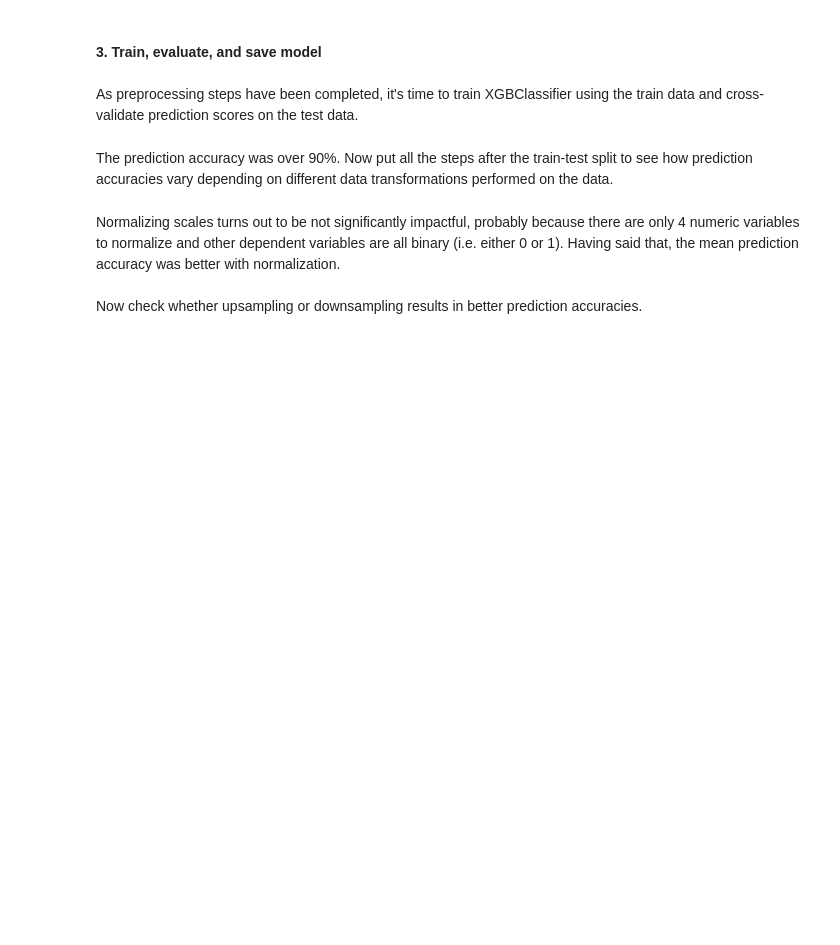
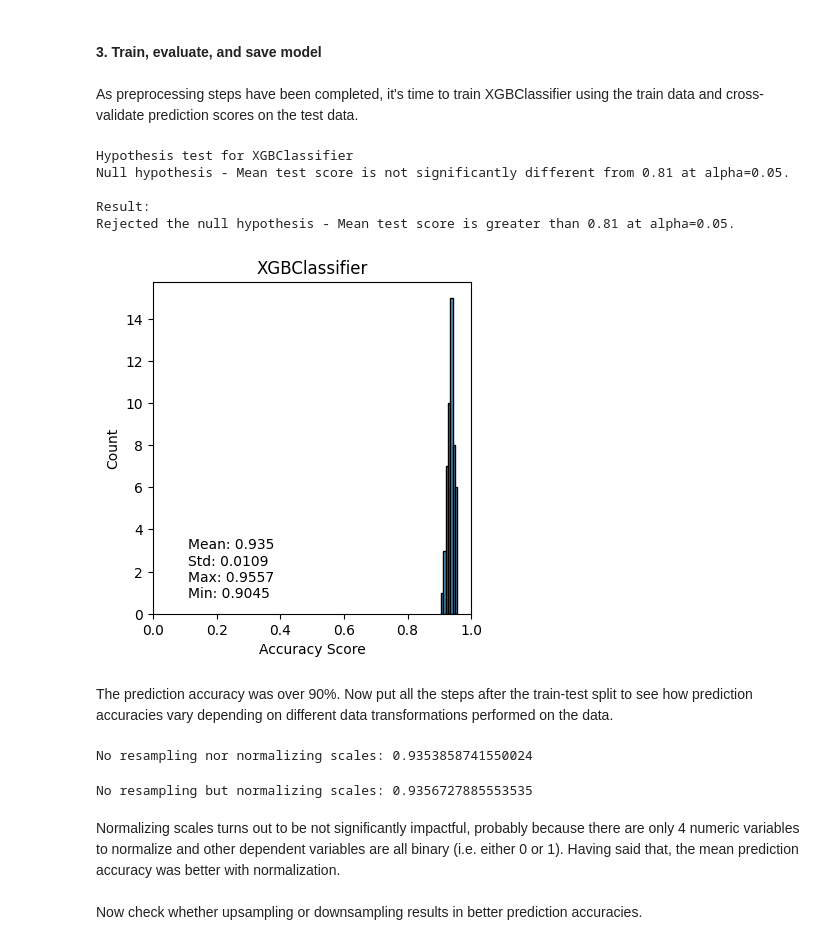
Before and after one commit to henryhyunwookim/Term-Deposit-Marketing, a Jupyter notebook: notebooks/Term Deposit Marketing_v2.ipynb, the cells around one changed output. Drawn from its saved outputs; the diff is of its cells as text; code cells hidden in the pictures; blank space fills up the shorter version.

```diff
--- a/notebooks/Term Deposit Marketing_v2.ipynb
+++ b/notebooks/Term Deposit Marketing_v2.ipynb
@@ -300,53 +300,64 @@ X.describe()
 #### <b>2. Split and transform data</b>
 Before performing any transformation to the data, first split it intotrain and test sets.
 # %%
-# test_size = 0.2
-# random_state = 1
-# X_train, X_test, y_train, y_test = \
-#     train_test_split(X, y, test_size=test_size, stratify=y, random_state=random_state)
+test_size = 0.2
+random_state = 1
+X_train, X_test, y_train, y_test = \
+    train_test_split(X, y, test_size=test_size, stratify=y, random_state=random_state)
 # %% [markdown]
 After the split, resample only the train data to deal with the imbalance of the target variable; the test data shouldn't be resampled. We could try both upsampling and downsampling techniques to see which one gives us better results.
 # %%
-# total_count = y_test.count()
-# upsample_count = y_test.value_counts().max()
-# downsample_count = y_test.value_counts().min()
+total_count = y_test.count()
+upsample_count = y_test.value_counts().max()
+downsample_count = y_test.value_counts().min()
 
-# # resample_index = random.choices(np.arange(0, total_count, 1), k=upsample_count)
-# resample_index = random.choices(np.arange(0, total_count, 1), k=downsample_count)
-# X_train_balanced = X_train.iloc[resample_index]
-# y_train_balanced = y_train.iloc[resample_index]
+# resample_index = random.choices(np.arange(0, total_count, 1), k=upsample_count)
+resample_index = random.choices(np.arange(0, total_count, 1), k=downsample_count)
+X_train_balanced = X_train.iloc[resample_index]
+y_train_balanced = y_train.iloc[resample_index]
 # %% [markdown]
 Next, normalize the dependent variables using sklearn's StandardScaler as mentioned above so that they will be on the same scale.
 # %%
-# scaler = StandardScaler()
-# X_train_normalized = scaler.fit_transform(X_train_balanced)
-# X_test_normalized = scaler.transform(X_test)
+scaler = StandardScaler()
+X_train_normalized = scaler.fit_transform(X_train_balanced)
+X_test_normalized = scaler.transform(X_test)
 # %% [markdown]
 #### <b>3. Train, evaluate, and save model</b>
 # %% [markdown]
 As preprocessing steps have been completed, it's time to train XGBClassifier using the train data and cross-validate prediction scores on the test data.
 # %%
-# xgb_clf = XGBClassifier(seed=random_state)
-# xgb_clf.fit(X_train_normalized, y_train_balanced)
-# scores = cross_val_score(xgb_clf, X_test, y_test, scoring='roc_auc',
-#                          cv=RepeatedStratifiedKFold(n_splits=5, n_repeats=10))
-# hypothesis_test(values=scores, target=0.81, alpha=0.05, model=xgb_clf, figsize=(5,5))
+xgb_clf = XGBClassifier(seed=random_state)
+xgb_clf.fit(X_train_normalized, y_train_balanced)
+scores = cross_val_score(xgb_clf, X_test, y_test, scoring='roc_auc',
+                         cv=RepeatedStratifiedKFold(n_splits=5, n_repeats=10))
+hypothesis_test(values=scores, target=0.81, alpha=0.05, model=xgb_clf, figsize=(5,5))
+# %% [output]
+Hypothesis test for XGBClassifier
+Null hypothesis - Mean test score is not significantly different from 0.81 at alpha=0.05.
+
+Result:
+Rejected the null hypothesis - Mean test score is greater than 0.81 at alpha=0.05.
+[figure, added]
 # %% [markdown]
 The prediction accuracy was over 90%. Now put all the steps after the train-test split to see how prediction accuracies vary depending on different data transformations performed on the data.
 # %%
-# transform_fit_predict(X_train, y_train, X_test, y_test,
-#                       resample=False, resampling_method=None,
-#                       normalize_scale=False,
-#                       random_state=random_state,
-#                       cv_n_splits=5, cv_n_repeats=10,
-#                       method='No resampling nor normalizing scales')
+transform_fit_predict(X_train, y_train, X_test, y_test,
+                      resample=False, resampling_method=None,
+                      normalize_scale=False,
+                      random_state=random_state,
+                      cv_n_splits=5, cv_n_repeats=10,
+                      method='No resampling nor normalizing scales')
+# %% [output]
+No resampling nor normalizing scales: 0.9353858741550024
 # %%
-# transform_fit_predict(X_train, y_train, X_test, y_test,
-#                       resample=False, resampling_method=None,
-#                       normalize_scale=True,
-#                       random_state=random_state,
-#                       cv_n_splits=5, cv_n_repeats=10,
-#                       method='No resampling but normalizing scales')
+transform_fit_predict(X_train, y_train, X_test, y_test,
+                      resample=False, resampling_method=None,
+                      normalize_scale=True,
+                      random_state=random_state,
+                      cv_n_splits=5, cv_n_repeats=10,
+                      method='No resampling but normalizing scales')
+# %% [output]
+No resampling but normalizing scales: 0.9356727885553535
 # %% [markdown]
 Normalizing scales turns out to be not significantly impactful, probably because there are only 4 numeric variables to normalize and other dependent variables are all binary (i.e. either 0 or 1). Having said that, the mean prediction accuracy was better with normalization.<br>
 <br>
```
Also changed, not shown: parts of 5 cells of this notebook.
